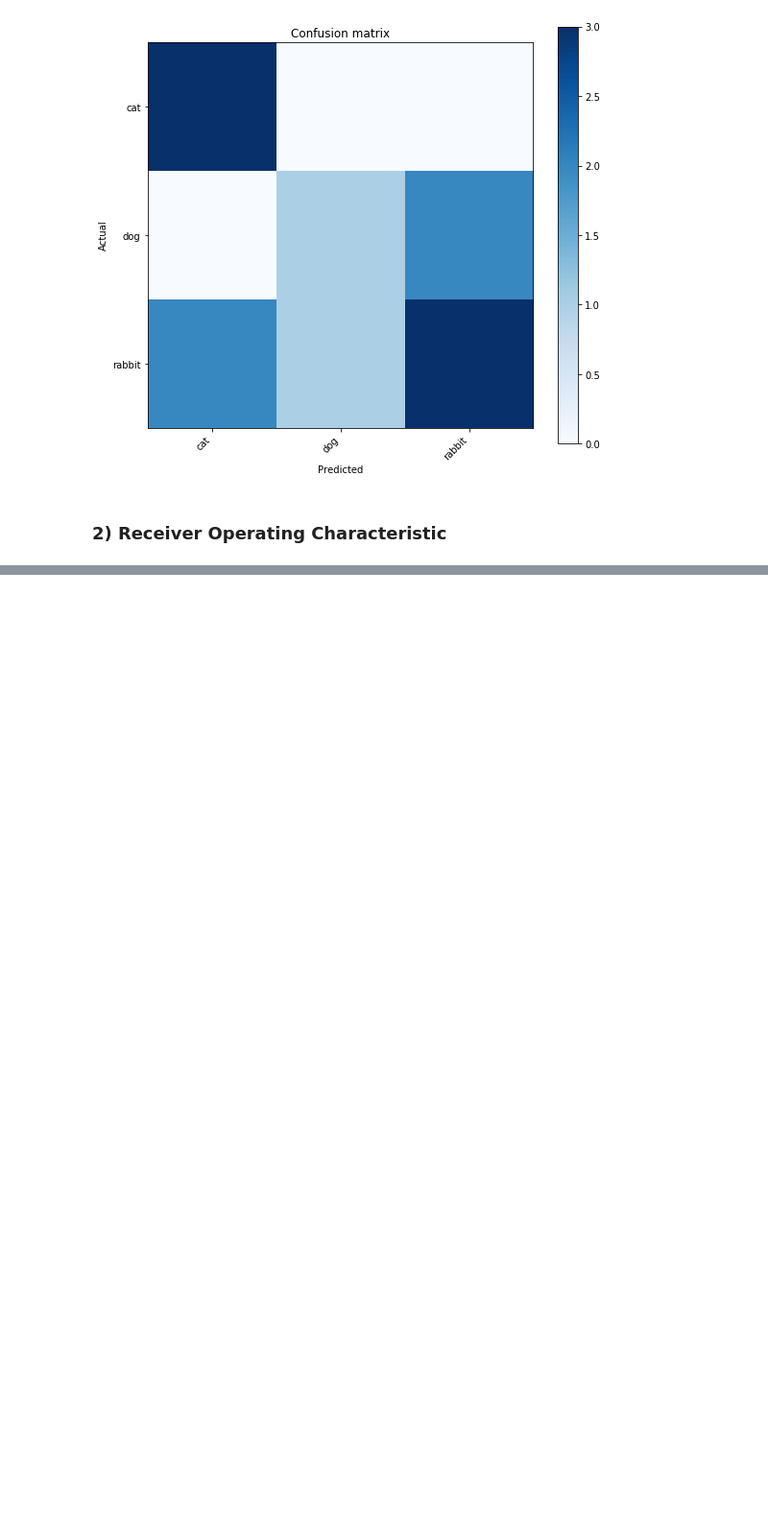
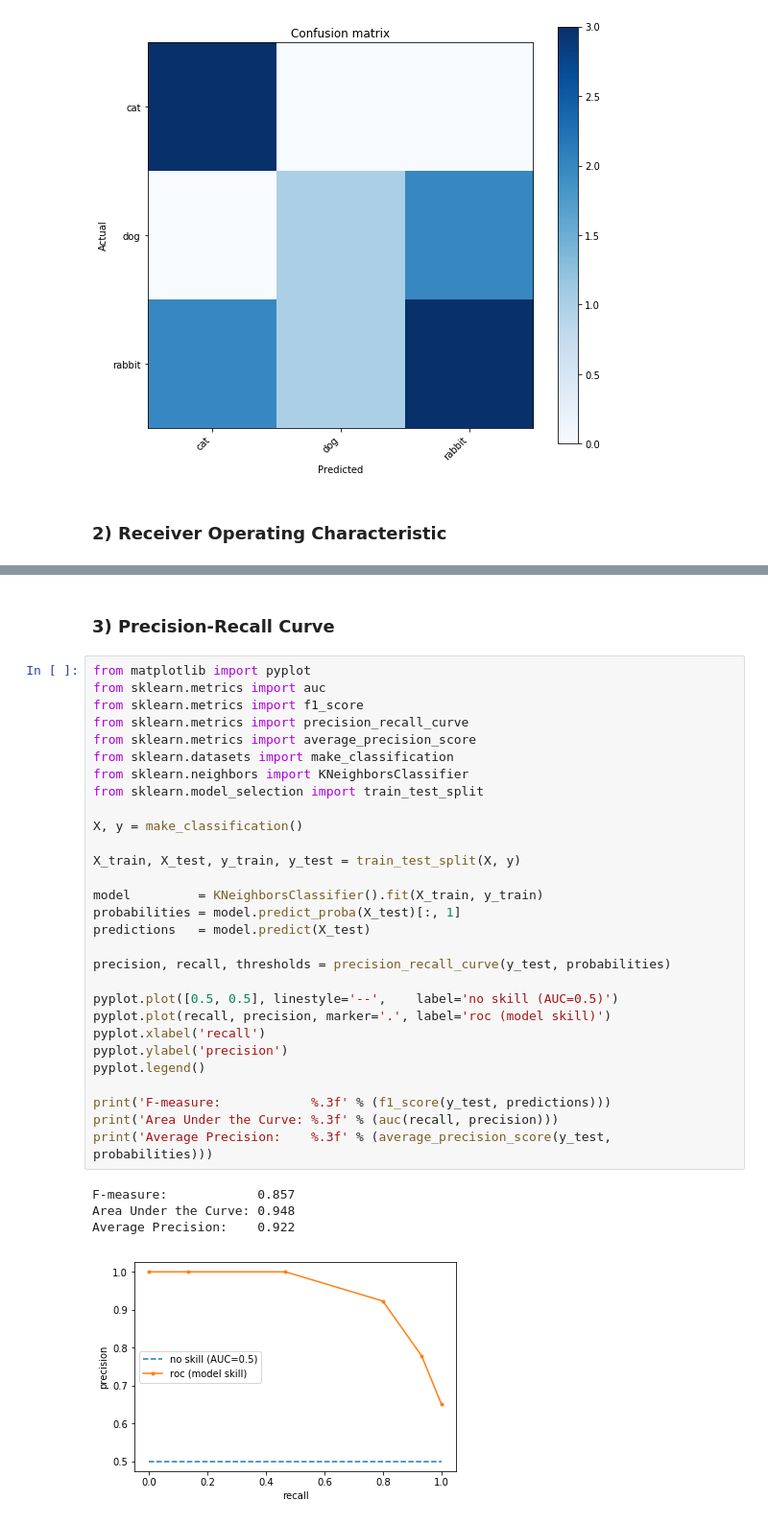
Before and after one commit to geoffreylink/Projects, a Jupyter notebook: 06 Machine Learning/10 Common Ways To Evaluate a Model in 10 lines.ipynb, the cells around one changed output, grey strips where cells are left out. Shown: that part at 96% size. Drawn from its saved outputs; the diff is of its cells as text; blank space fills up the shorter version.

```diff
--- a/06 Machine Learning/10 Common Ways To Evaluate a Model in 10 lines.ipynb
+++ b/06 Machine Learning/10 Common Ways To Evaluate a Model in 10 lines.ipynb
@@ -44,0 +45,36 @@ Area Under Curve (summary of model skill): 0.867
+# %% [markdown]
+### 3) Precision-Recall Curve
+# %%
+from matplotlib import pyplot
+from sklearn.metrics import auc
+from sklearn.metrics import f1_score
+from sklearn.metrics import precision_recall_curve
+from sklearn.metrics import average_precision_score
+from sklearn.datasets import make_classification
+from sklearn.neighbors import KNeighborsClassifier
+from sklearn.model_selection import train_test_split
+
+X, y = make_classification()
+
+X_train, X_test, y_train, y_test = train_test_split(X, y)
+
+model         = KNeighborsClassifier().fit(X_train, y_train)
+probabilities = model.predict_proba(X_test)[:, 1]
+predictions   = model.predict(X_test)
+
+precision, recall, thresholds = precision_recall_curve(y_test, probabilities)
+
+pyplot.plot([0.5, 0.5], linestyle='--',    label='no skill (AUC=0.5)')
+pyplot.plot(recall, precision, marker='.', label='roc (model skill)')
+pyplot.xlabel('recall')
+pyplot.ylabel('precision')
+pyplot.legend()
+
+print('F-measure:            %.3f' % (f1_score(y_test, predictions)))
+print('Area Under the Curve: %.3f' % (auc(recall, precision)))
+print('Average Precision:    %.3f' % (average_precision_score(y_test, probabilities)))
+# %% [output]
+F-measure:            0.857
+Area Under the Curve: 0.948
+Average Precision:    0.922
+[figure, added]
```
Also changed, not shown: parts of 1 cell of this notebook.
